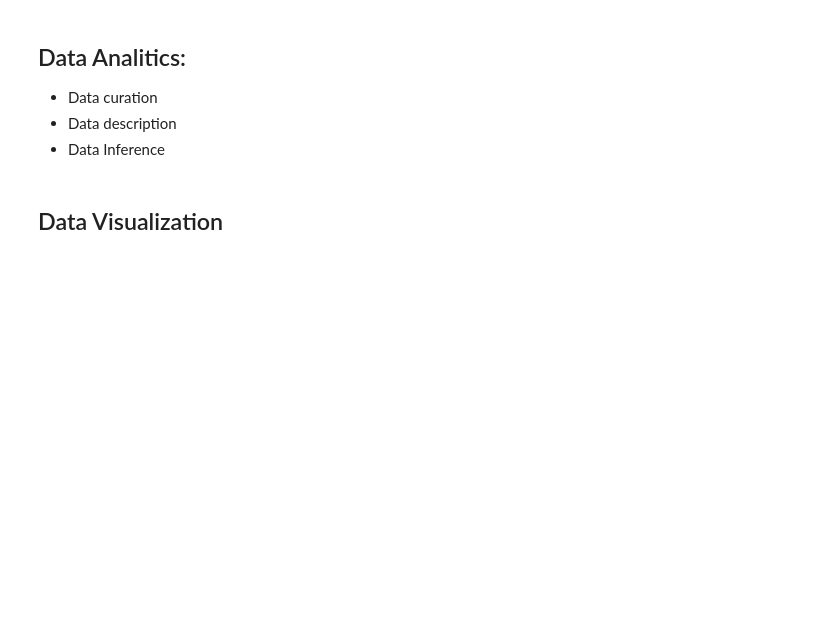
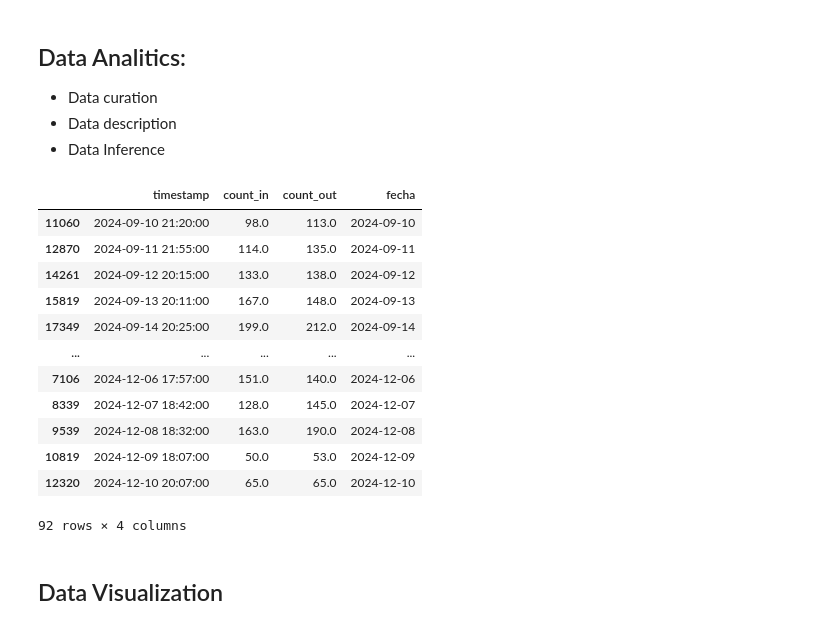
Before and after one commit to hugoloopez/NaturalParkOcuppancy, a Jupyter notebook: obtencion_tratamiento_datos.ipynb, the cells around one changed output. Saved outputs shown, nothing was run; the diff lists cells and outputs as text; code cells hidden in the pictures; blank space fills up the shorter version.

```diff
--- a/obtencion_tratamiento_datos.ipynb
+++ b/obtencion_tratamiento_datos.ipynb
@@ -235,6 +235,26 @@ df_aves
 - Data curation
 - Data description
 - Data Inference
+# %%
+ocupacion = pd.read_csv("data/datos_ocupacion.csv")
+ocupacion['timestamp'] = pd.to_datetime(ocupacion['timestamp'], dayfirst=True)
+ocupacion['fecha'] = ocupacion['timestamp'].dt.date
+df_ocupacion_dia = ocupacion.loc[ocupacion.groupby('fecha')['count_in'].idxmax()]
+df_ocupacion_dia
+# %% [output]
+|  | timestamp | count_in | count_out | fecha |
+| 11060 | 2024-09-10 21:20:00 | 98.0 | 113.0 | 2024-09-10 |
+| 12870 | 2024-09-11 21:55:00 | 114.0 | 135.0 | 2024-09-11 |
+| 14261 | 2024-09-12 20:15:00 | 133.0 | 138.0 | 2024-09-12 |
+| 15819 | 2024-09-13 20:11:00 | 167.0 | 148.0 | 2024-09-13 |
+| 17349 | 2024-09-14 20:25:00 | 199.0 | 212.0 | 2024-09-14 |
+| ... | ... | ... | ... | ... |
+| 7106 | 2024-12-06 17:57:00 | 151.0 | 140.0 | 2024-12-06 |
+| 8339 | 2024-12-07 18:42:00 | 128.0 | 145.0 | 2024-12-07 |
+| 9539 | 2024-12-08 18:32:00 | 163.0 | 190.0 | 2024-12-08 |
+| 10819 | 2024-12-09 18:07:00 | 50.0 | 53.0 | 2024-12-09 |
+| 12320 | 2024-12-10 20:07:00 | 65.0 | 65.0 | 2024-12-10 |
+92 rows × 4 columns
 # %% [markdown]
 ## Data Visualization
 # %% [markdown]
```
